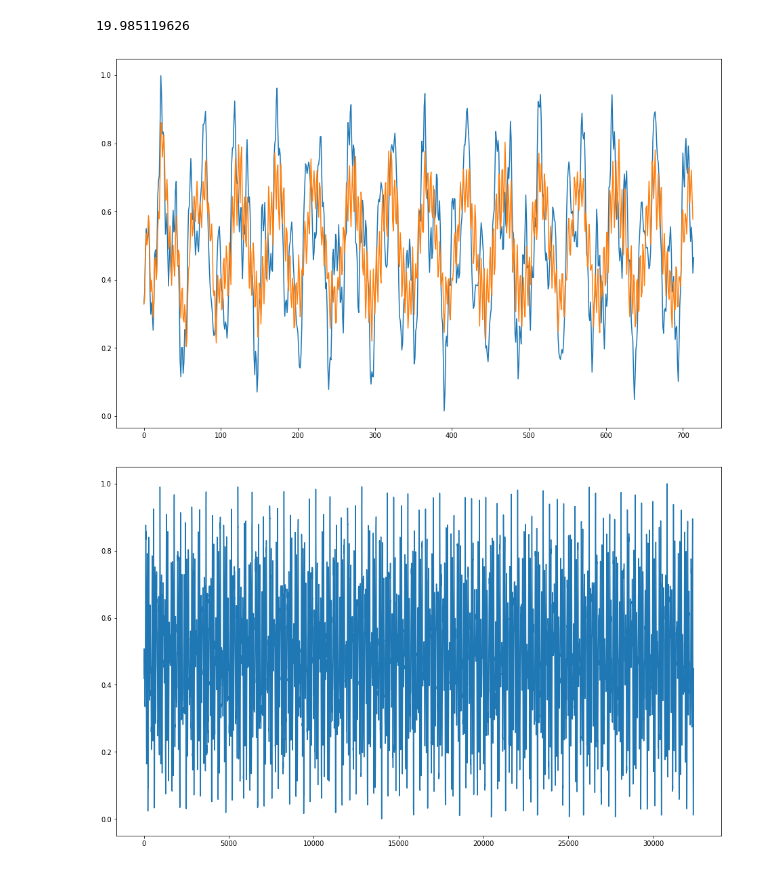
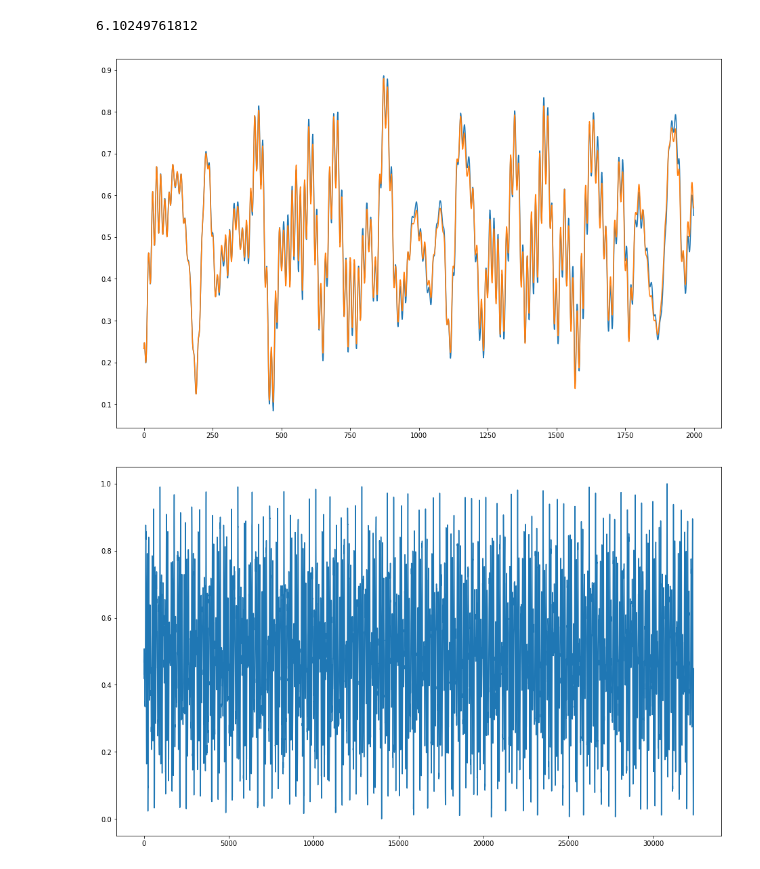
Before and after one commit to endrehp/FEM-ML2, a Jupyter notebook: RNN_velocity_control_pca_batch_training_linear.ipynb, the cells around one changed output. Drawn from its saved outputs; the diff is of its cells as text; code cells hidden in the pictures.

Commit message:
white noise experiment

```diff
--- a/RNN_velocity_control_pca_batch_training_linear.ipynb
+++ b/RNN_velocity_control_pca_batch_training_linear.ipynb
@@ -212,7 +211,7 @@ class Ind_pred(Callback):
     def on_epoch_end(self, epoch, logs={}):
 
         error = 0
-        if epoch > 400 or epoch%20 == 0:
+        if epoch > 400 or epoch%10 == 0:
             input_i = np.copy(x_test[0,:,:]) #Initial conditions
             #input_i_reshaped = input_i.reshape((1,d,n_features)) #Reshape to fit LSTM layer
 
@@ -281,11 +280,12 @@ def independent_predictions_pca(x_test, my_model):
 
     return preds
 # %%
+
 #Select training set
-training_set = 'lin_white_noise_dt05'
+training_set = 'lin_white_noise_dt01'
 iteration = 0
-d = 50
-train_portion = 0.9
+d = 20
+train_portion = 0.95
 
 #Import training data
 df_D = pd.read_csv('../training_batches/'+ training_set +'D' + str(iteration) + '.csv')
@@ -355,7 +355,7 @@ epochs = 180
 layers = 1
 height = 50
 batch_size = 1000
-lr = 0.001
+lr = 0.01
 u_errors_matrix = []
 c_errors_matrix =[]
 # %%
@@ -415,7 +436,7 @@ f_pred_ind = f_pred_ind_all[:, 0:n_nodes]
 f_ind_error = get_error(f_pred_ind, y_test[0:len(f_pred_ind[:,0]),0:n_nodes])
 print(f_ind_error)
 # %% [output]
-19.985119626
+6.10249761812
 # %%
 #bt_pred_ind = bt_pred_ind_all[:, 0:n_nodes]
 #bt_ind_error = get_error(bt_pred_ind, y_test[0:len(bt_pred_ind[:,0]),0:n_nodes])
@@ -423,14 +444,14 @@ print(f_ind_error)
 # %%
 plt.figure(figsize=(16,10))
 #plt.plot(pred_test[:,n_nodes-1], 'x')
 #plt.plot(bt_pred_ind[:,n_nodes-1])
 
-plt.plot(y_test[:, n_nodes-1])
-plt.plot(f_pred_ind[:,n_nodes-1])
+plt.plot(y_test[0:2000, n_nodes-1])
+plt.plot(f_pred_ind[0:2000,n_nodes-1])
 
 plt.show()
 # %% [output]
-[figure, old version]
+[figure, new version]
 # %%
 plt.figure(figsize=(16,10))
 #plt.plot(pred_test[:,n_nodes-1], 'x')
```
Also changed, not shown: parts of 14 cells of this notebook, 19 other files.
